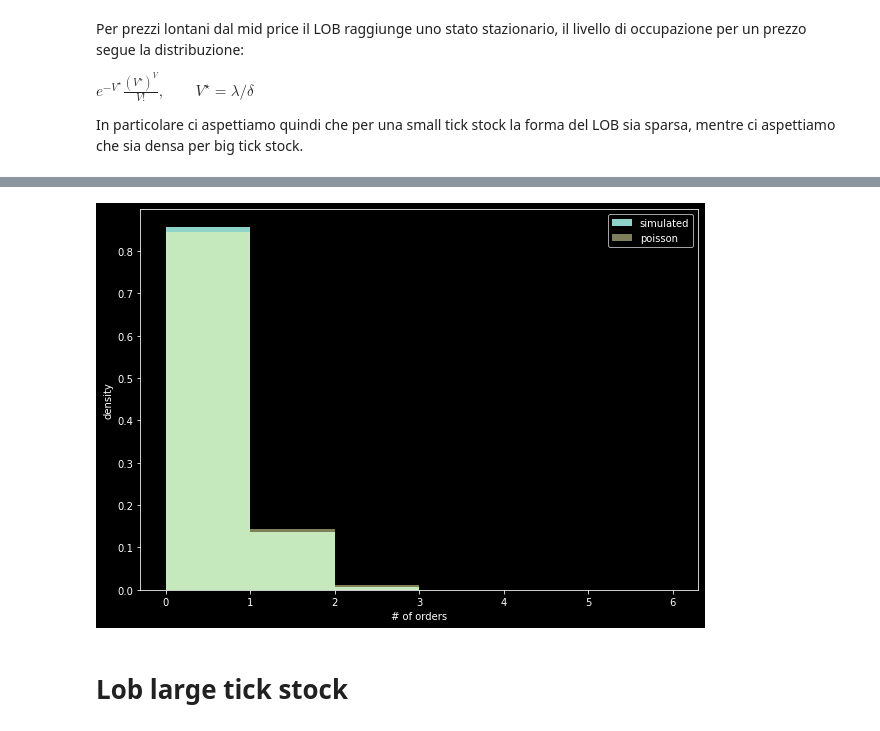
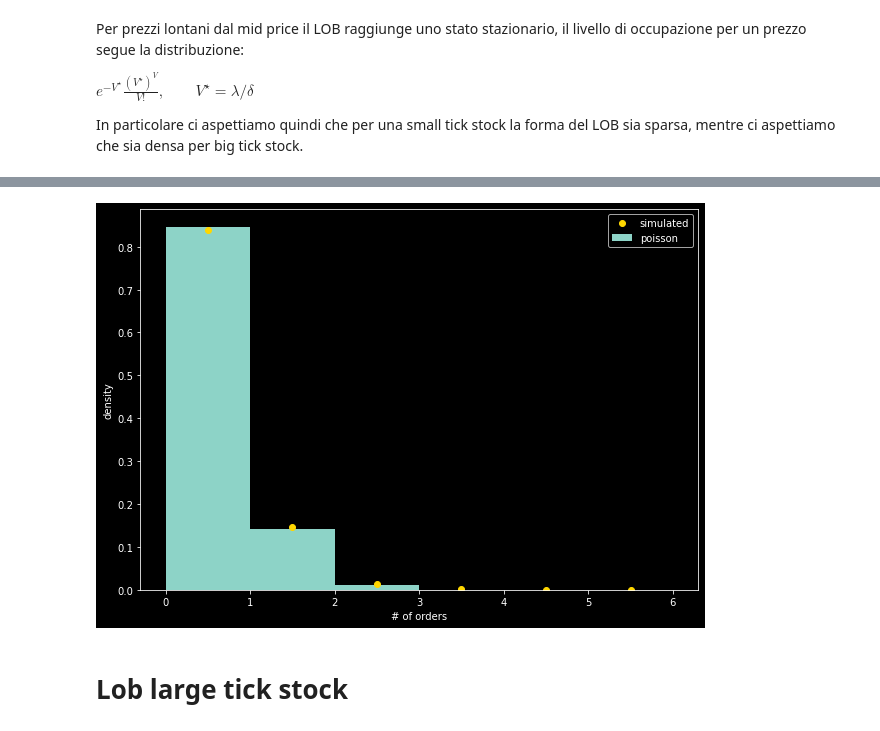
Before and after one commit to pspinaunipi/Zero-intelligence-simulations, a Jupyter notebook: notebooks/Properties santa fe.ipynb, the cells around one changed output, grey strips where cells are left out. Drawn from its saved outputs; the diff is of its cells as text; code cells hidden in the pictures.

```diff
--- a/notebooks/Properties santa fe.ipynb
+++ b/notebooks/Properties santa fe.ipynb
@@ -128,15 +123,16 @@ plt.show()
 # %%
 fig,ax = plt.subplots(1,1,figsize = (10,7))
-plt.hist(np.abs(lob[-1]), density = True, bins=np.arange(0,7), label="simulated")
-
 ps = scipy.stats.poisson.rvs(rate_lim/rate_del, size=1000000)
-plt.hist(ps,density = True, bins=np.arange(0,7), alpha = 0.50, label="poisson")
+plt.hist(ps,density = True, bins=np.arange(0,7), label="poisson")
+n, n_bins, _ = plt.hist(np.abs(lob[-1]), density = True, bins=np.arange(0,7), alpha = 0)
+real_b = (n_bins[1:] + n_bins[:-1]) / 2
+plt.plot(real_b, n, "o", label="simulated", c = "gold")
 plt.xlabel("# of orders")
 plt.ylabel("density")
 plt.legend()
 plt.show()
 # %% [output]
-[figure, old version]
+[figure, new version]
 # %% [markdown]
 # Lob large tick stock
 # %%
```
Also changed, not shown: parts of 24 cells of this notebook, 49 other files.
